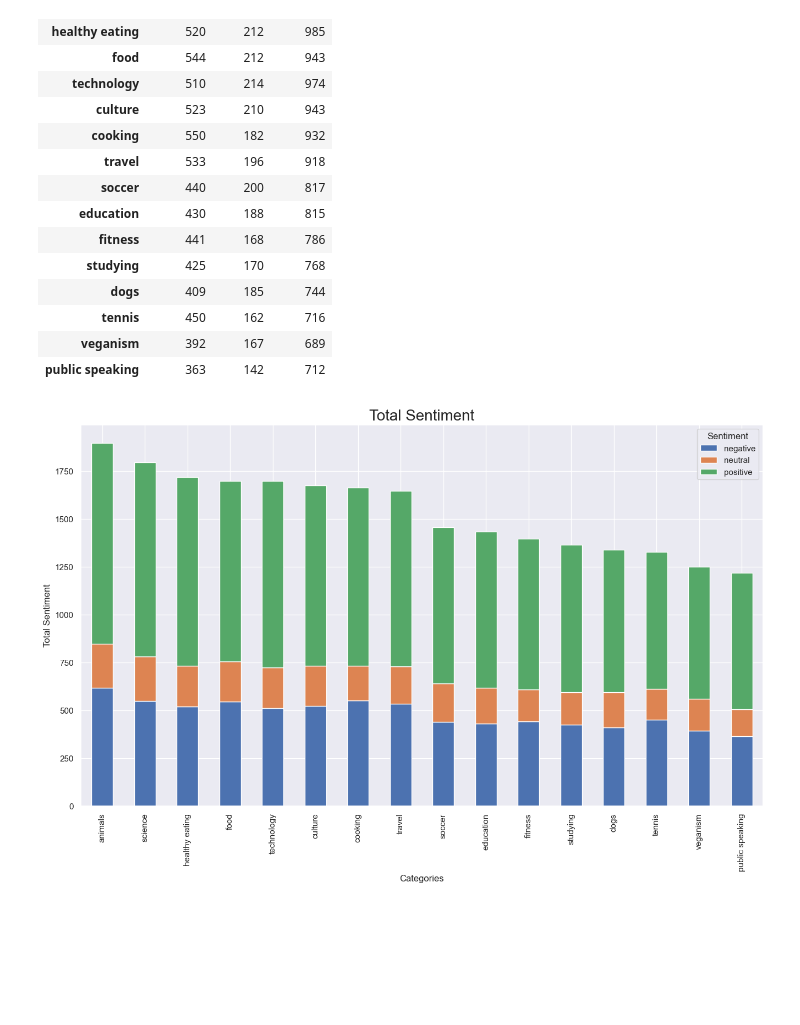
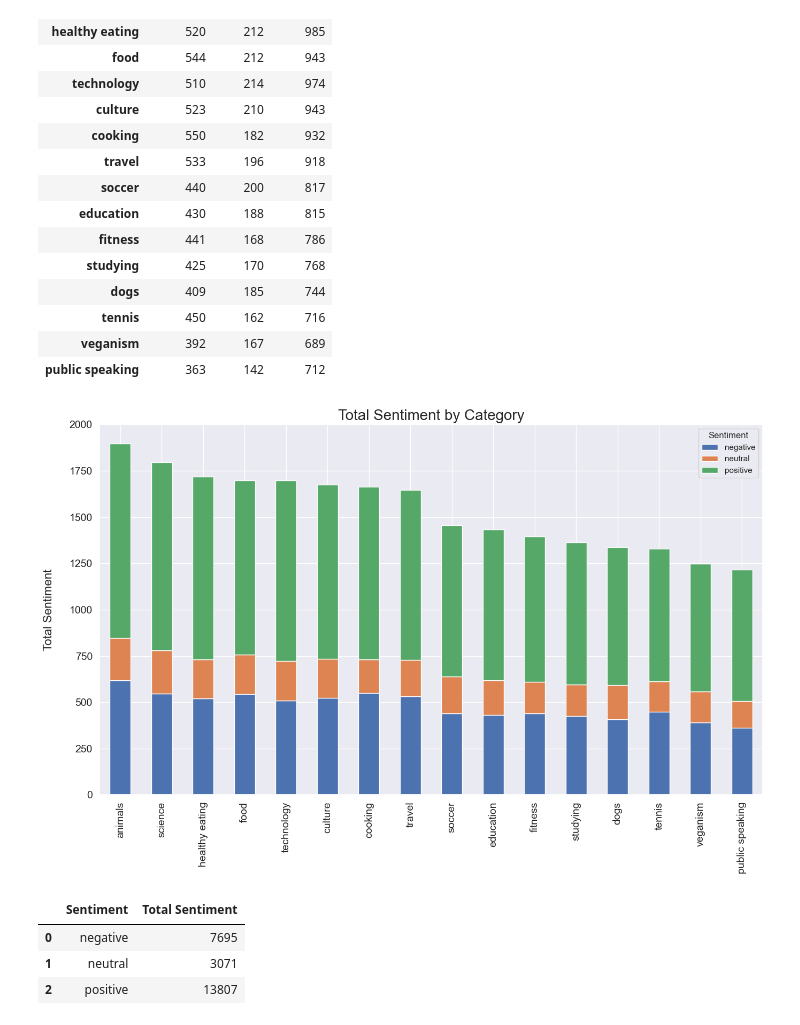
Before and after one commit to sabirinID/Accenture-Data-Analytics-Virtual-Internship, a Jupyter notebook: Files/3-Data-Visualization-and-Storytelling/Task 3 Data Visualization.ipynb, the cells around one changed output. Cells and saved outputs as stored; diff of their text form; code cells hidden in the pictures; blank space fills up the shorter version.

```diff
--- a/Files/3-Data-Visualization-and-Storytelling/Task 3 Data Visualization.ipynb
+++ b/Files/3-Data-Visualization-and-Storytelling/Task 3 Data Visualization.ipynb
@@ -178,12 +229,48 @@ total_sentiment
 | veganism | 392 | 167 | 689 |
 | public speaking | 363 | 142 | 712 |
 # %%
-total_sentiment.plot(kind='bar', stacked=True, figsize=(16, 9))
+# total_sentiment.plot(kind='bar', stacked=True, figsize=(16, 9))
 
-plt.title('Total Sentiment', fontsize=20)
-plt.xlabel('Categories')
-plt.ylabel('Total Sentiment')
+# plt.title('Total Sentiment by Category', fontsize=20)
+# plt.xlabel('')
+# plt.ylabel('Total Sentiment\n', fontsize=16)
+# plt.xticks(fontsize=14)
+# plt.yticks(fontsize=14)
 
-plt.show()
+# plt.show()
-# %% [output]
-[figure, removed]
+# %%
+def plot_total_sentiment(total_sentiment):
+    # Create a figure and a set of subplots
+    fig, ax = plt.subplots(figsize=(16, 9))
+
+    # Create stacked bar plot
+    total_sentiment.plot(kind='bar', stacked=True, ax=ax)
+
+    # Add labels, title, and grid
+    ax.set_title('Total Sentiment by Category', fontsize=20)
+    ax.set_xlabel('')
+    ax.set_ylabel('Total Sentiment\n', fontsize=16)
+    ax.set_ylim(0, 2000)
+    ax.tick_params(axis='x', labelsize=14, rotation=90)
+    ax.tick_params(axis='y', labelsize=14)
+    ax.grid(True)
+
+    plt.show()
+# %%
+plot_total_sentiment(total_sentiment)
+# %% [output]
+[figure, added]
+# %%
+positive_sum = total_sentiment['positive'].sum()
+neutral_sum = total_sentiment['neutral'].sum()
+negative_sum = total_sentiment['negative'].sum()
+
+sentiment_sum = pd.DataFrame({
+    'Sentiment': ['negative', 'neutral', 'positive'],
+    'Total Sentiment': [negative_sum, neutral_sum, positive_sum]})
+sentiment_sum
+# %% [output]
+|  | Sentiment | Total Sentiment |
+| 0 | negative | 7695 |
+| 1 | neutral | 3071 |
+| 2 | positive | 13807 |
```
Also changed, not shown: parts of 11 cells of this notebook.
